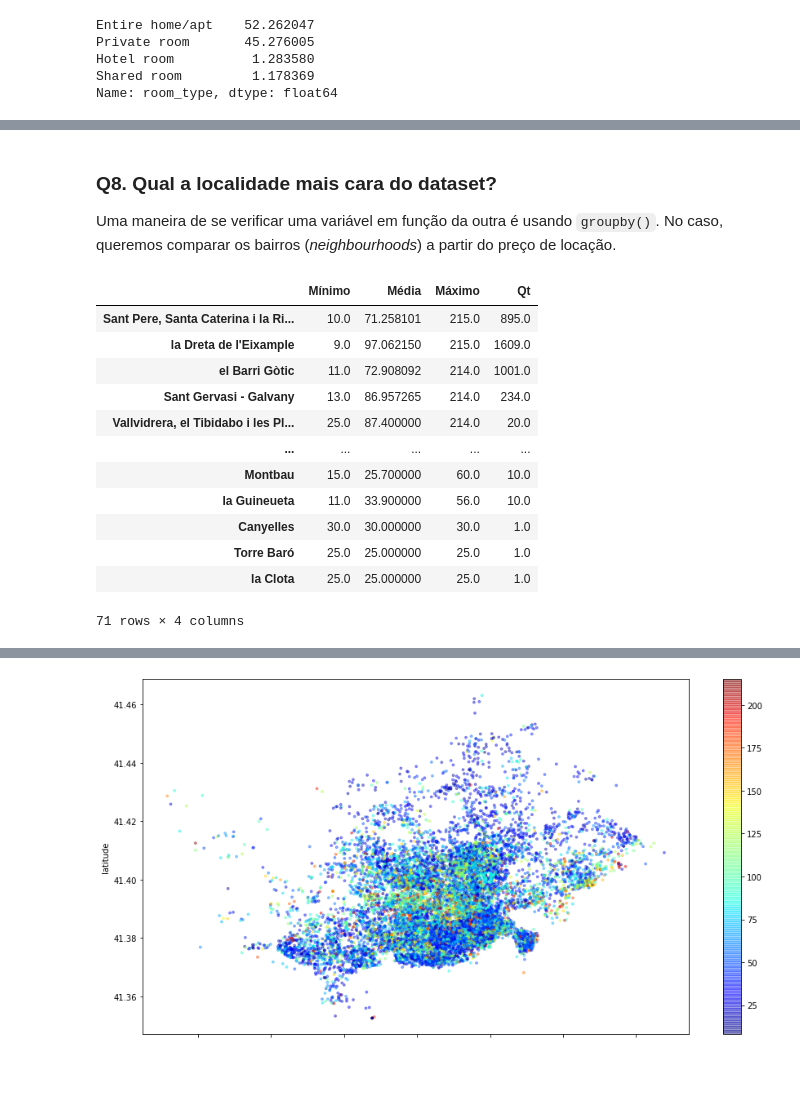
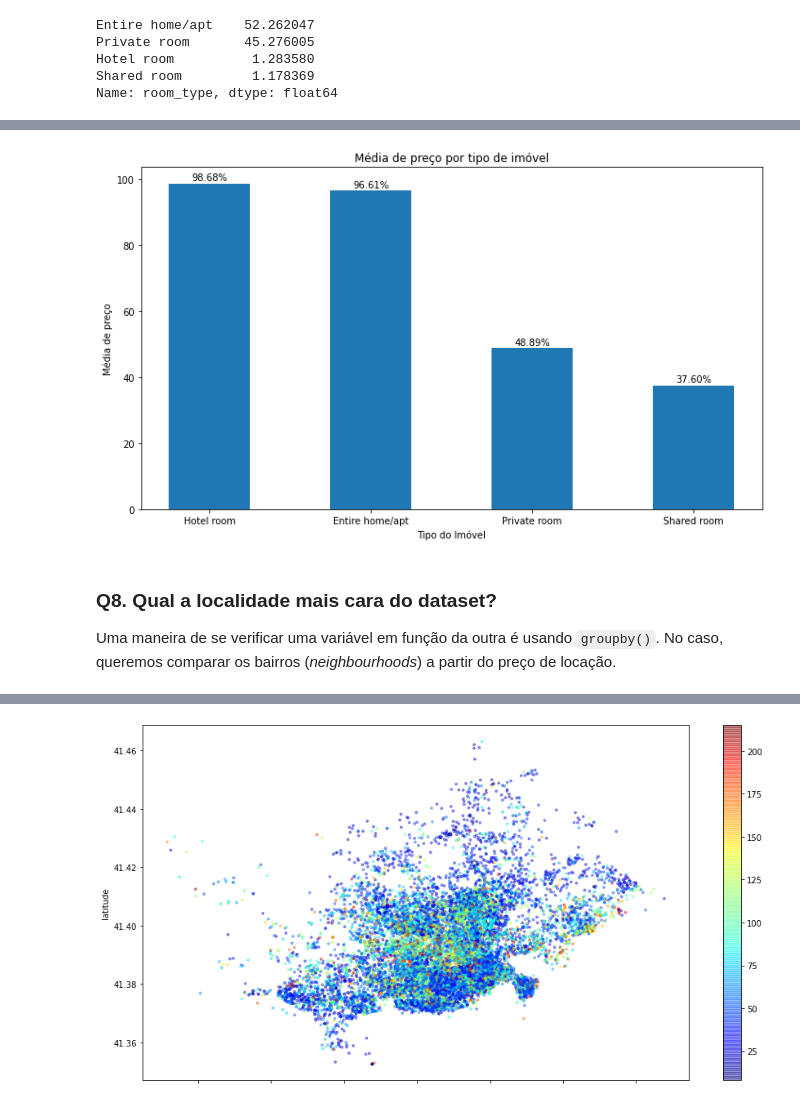
Before and after one commit to alex-trindade/DataScience, a Jupyter notebook: Analisando_os_Dados_do_Airbnb_Barcelona.ipynb, the cells around one changed output, grey strips where cells are left out. Drawn from its saved outputs; the diff is of its cells as text; code cells hidden in the pictures; blank space fills up the shorter version.

```diff
--- a/Analisando_os_Dados_do_Airbnb_Barcelona.ipynb
+++ b/Analisando_os_Dados_do_Airbnb_Barcelona.ipynb
@@ -278,3 +331,19 @@ Name: room_type, dtype: float64
+# %%
+tipo_acomodacao = (df_clean.groupby('room_type').price.mean().sort_values(ascending=False))
+df_acomodacao = pd.DataFrame([tipo_acomodacao.keys(),tipo_acomodacao.values]).transpose()
+df_acomodacao.columns=['Room_type','Mean']
+
+fig, ax = plt.subplots(figsize=(10,6))
+tipo_acomodacao = ax.bar(df_acomodacao['Room_type'],df_acomodacao['Mean'],0.5, label = 'Percent')
+
+
+ax.set_title("Média de preço por tipo de imóvel")
+ax.set_xlabel("Tipo do Imóvel")
+ax.set_ylabel("Média de preço")
+autolabel(tipo_acomodacao)
+plt.tight_layout()
+# %% [output]
+[figure, added]
 # %% [markdown]
 ### **Q8. Qual a localidade mais cara do dataset?**
 Uma maneira de se verificar uma variável em função da outra é usando `groupby()`. No caso, queremos comparar os bairros (*neighbourhoods*) a partir do preço de locação.
@@ -285,20 +354,3 @@ bairros_media =   df_clean.groupby('neighbourhood').price.mean().sort_values(asc
 bairros_minimo =  df_clean.groupby('neighbourhood').price.min().sort_values(ascending=False)
 bairros_maximo =  df_clean.groupby('neighbourhood').price.max().sort_values(ascending=False)
 bairros_qt     =  df_clean['neighbourhood'].value_counts()
-# %%
-df_bairros = (pd.DataFrame([bairros_minimo,  bairros_media, bairros_maximo, bairros_qt], index=['Mínimo','Média','Máximo','Qt']).transpose()).sort_values(by='Máximo',ascending=False)
-df_bairros
-# %% [output]
-|  | Mínimo | Média | Máximo | Qt |
-| Sant Pere, Santa Caterina i la Ri... | 10.0 | 71.258101 | 215.0 | 895.0 |
-| la Dreta de l'Eixample | 9.0 | 97.062150 | 215.0 | 1609.0 |
-| el Barri Gòtic | 11.0 | 72.908092 | 214.0 | 1001.0 |
-| Sant Gervasi - Galvany | 13.0 | 86.957265 | 214.0 | 234.0 |
-| Vallvidrera, el Tibidabo i les Pl... | 25.0 | 87.400000 | 214.0 | 20.0 |
-| ... | ... | ... | ... | ... |
-| Montbau | 15.0 | 25.700000 | 60.0 | 10.0 |
-| la Guineueta | 11.0 | 33.900000 | 56.0 | 10.0 |
-| Canyelles | 30.0 | 30.000000 | 30.0 | 1.0 |
-| Torre Baró | 25.0 | 25.000000 | 25.0 | 1.0 |
-| la Clota | 25.0 | 25.000000 | 25.0 | 1.0 |
-71 rows × 4 columns
```
Also changed, not shown: parts of 8 cells of this notebook.
